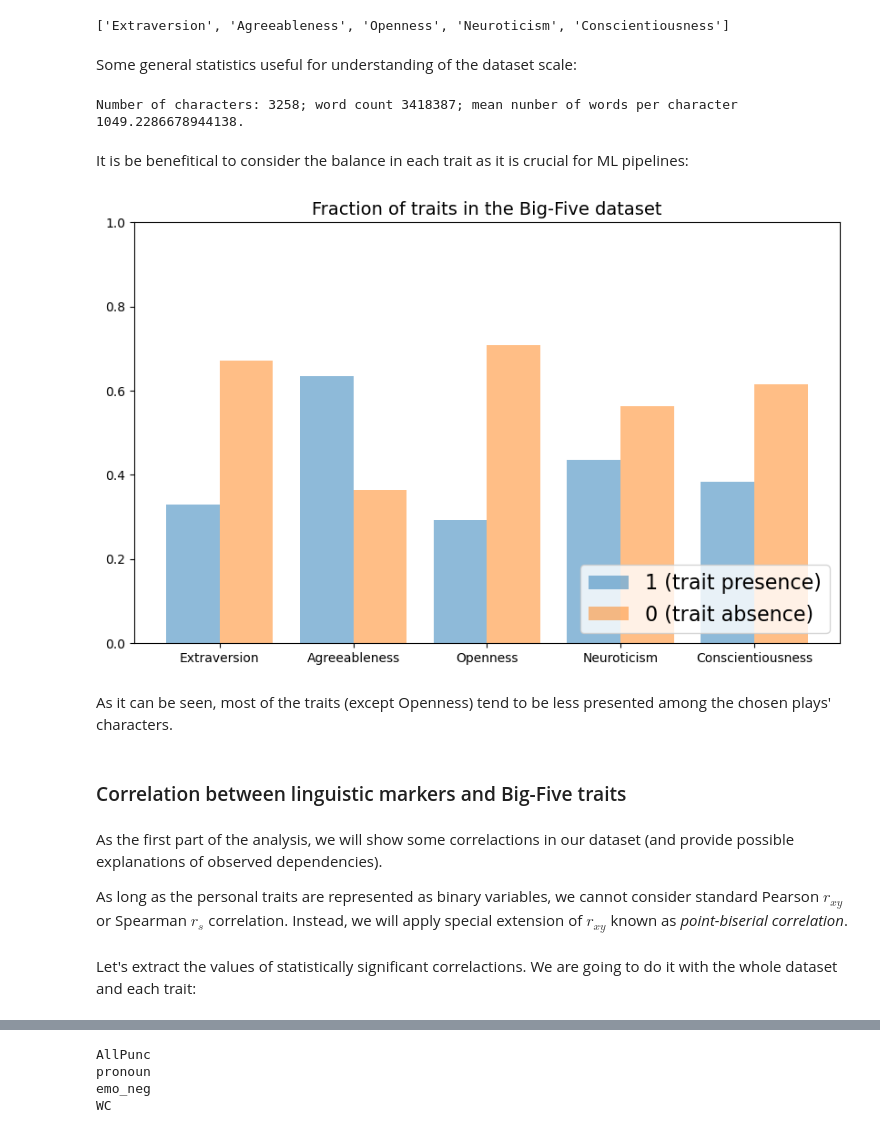
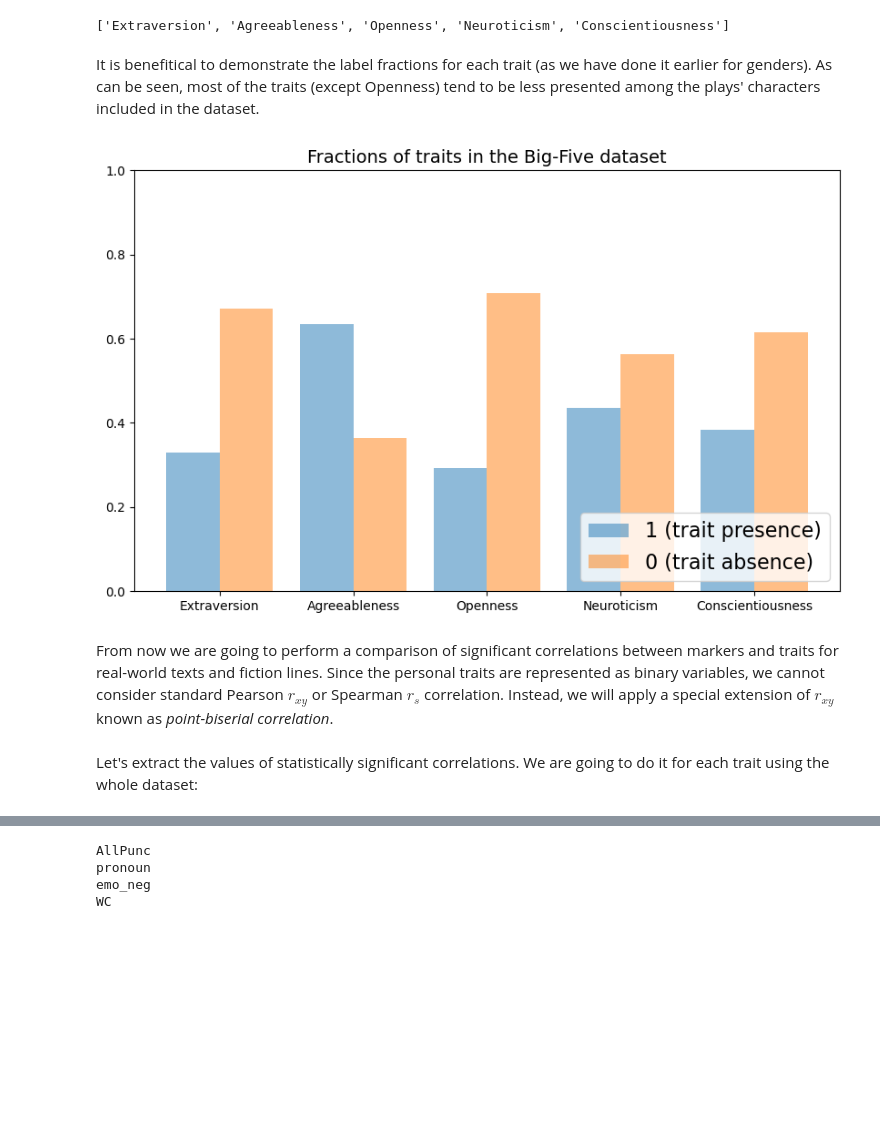
Before and after one commit to estiei/Big-Five-Backstage, a Jupyter notebook: demo.ipynb, the cells around one changed output, grey strips where cells are left out. Cells and saved outputs as stored; diff of their text form; code cells hidden in the pictures; blank space fills up the shorter version.

```diff
--- a/demo.ipynb
+++ b/demo.ipynb
@@ -181,43 +185,31 @@ traits = list(ds_full.columns[-5:])
 print(traits)
 # %% [output]
 ['Extraversion', 'Agreeableness', 'Openness', 'Neuroticism', 'Conscientiousness']
-# %% [markdown]
-Some general statistics useful for understanding of the dataset scale:
-# %%
-print(f"Number of characters: {len(ds_full)}; word count {sum(ds_full['WC'])}; mean nunber of words per character {ds_full['WC'].mean()}.")
-# %% [output]
-Number of characters: 3258; word count 3418387; mean nunber of words per character 1049.2286678944138.
-# %% [markdown]
-It is be benefitical to consider the balance in each trait as it is crucial for ML pipelines:
+# %% [markdown]
+It is benefitical to demonstrate the label fractions for each trait (as we have done it earlier for genders). As can be seen, most of the traits (except Openness) tend to be less presented among the plays' characters included in the dataset.
 # %%
 fractions_t_pos = np.array([len(ds_full[ds_full[trait] == 1])/len(ds_full) for trait in traits])
 fractions_t_neg = 1 - fractions_t_pos
 
 X_axis = np.arange(len(fractions_t_pos))
 
 plt.figure(figsize=(10,6))
 
 bars_pos = plt.bar(X_axis - 0.2, fractions_t_pos, 0.4, label='1 (trait presence)', alpha=0.5)
 bars_neg = plt.bar(X_axis + 0.2, fractions_t_neg, 0.4, label='0 (trait absence)', alpha=0.5)
 
 plt.xticks(X_axis, traits)
 plt.ylim(0, 1)
 plt.legend(loc='lower right', fontsize=16)
-plt.title('Fraction of traits in the Big-Five dataset', fontsize=14)
+plt.title('Fractions of traits in the Big-Five dataset', fontsize=14)
 
 plt.show()
 # %% [output]
-[figure, old version]
+[figure, new version]
-# %% [markdown]
-As it can be seen, most of the traits (except Openness) tend to be less presented among the chosen plays' characters.
-# %% [markdown]
-### Correlation between linguistic markers and Big-Five traits
 # %% [markdown]
-As the first part of the analysis, we will show some correlactions in our dataset (and provide possible explanations of observed dependencies).
-
-As long as the personal traits are represented as binary variables, we cannot consider standard Pearson $r_{xy}$ or Spearman $r_{s}$ correlation. Instead, we will apply special extension of $r_{xy}$ known as _point-biserial correlation_.
+From now we are going to perform a comparison of significant correlations between markers and traits for real-world texts and fiction lines. Since the personal traits are represented as binary variables, we cannot consider standard Pearson $r_{xy}$ or Spearman $r_{s}$ correlation. Instead, we will apply a special extension of $r_{xy}$ known as _point-biserial correlation_.
 # %% [markdown]
-Let's extract the values of statistically significant correlactions. We are going to do it with the whole dataset and each trait:
+Let's extract the values of statistically significant correlations. We are going to do it for each trait using the whole dataset:
 # %%
 traits_stat = {}
 
```
Also changed, not shown: parts of 21 cells of this notebook, 1 other file.
